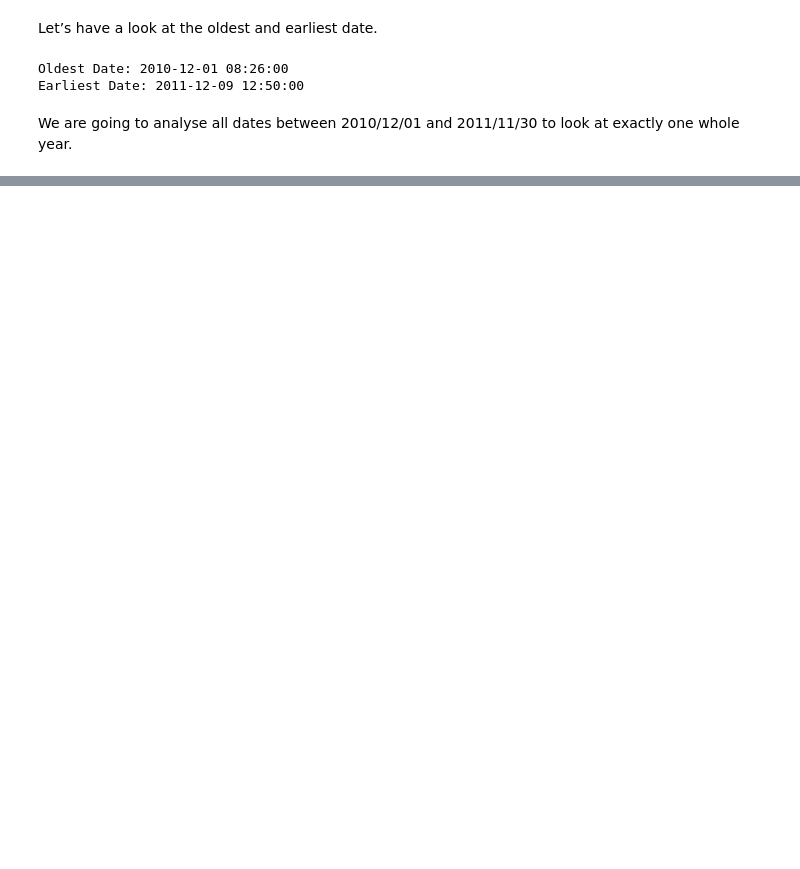
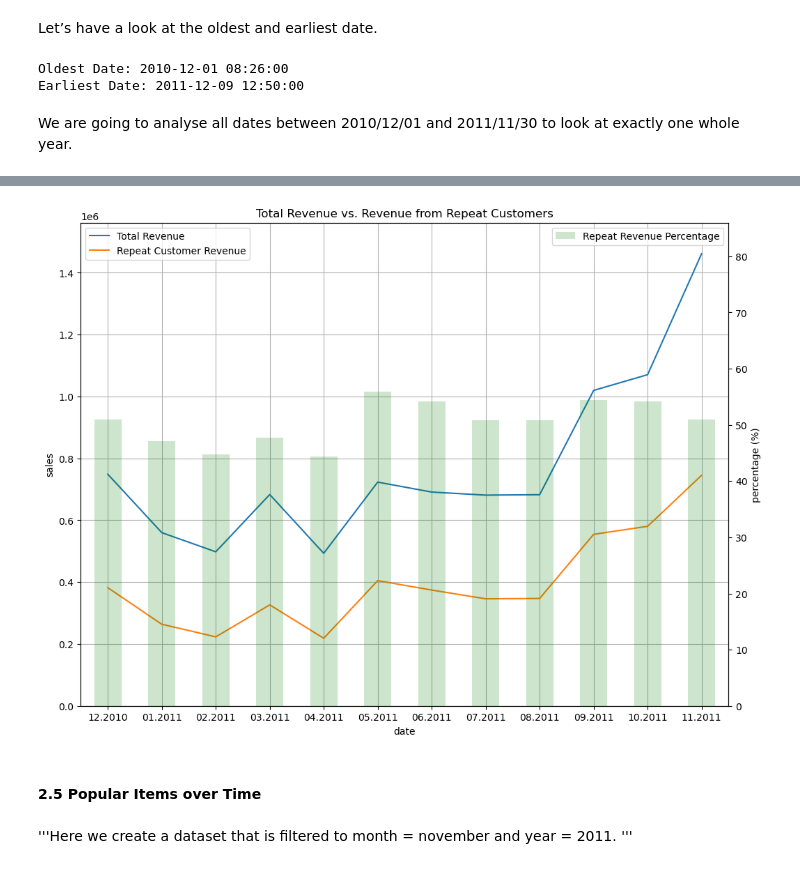
Before and after one commit to adiag321/Product-Analytics-and-Recommendation-System-for-Online-Retail, a Jupyter notebook: Product Analytics.ipynb, the cells around one changed output, grey strips where cells are left out. Saved outputs shown, nothing was run; the diff lists cells and outputs as text; code cells hidden in the pictures; blank space fills up the shorter version.

```diff
--- a/Product Analytics.ipynb
+++ b/Product Analytics.ipynb
@@ -34,0 +326,3 @@ print(str(df['InvoiceDate'].min()))
+# %%
+df_monthly_rev_perc_repeat_customers = df_monthly_rev_repeat_customers['Sales']/df_monthly_revenue.values * 100.0
+df_monthly_rev_perc_repeat_customers
@@ -34,0 +343,16 @@ print(str(df['InvoiceDate'].min()))
+# %%
+# Create dataframe from output
+df_monthly_rev_perc_repeat_customers = pd.DataFrame(df_monthly_rev_perc_repeat_customers).reset_index().drop(["index"], axis = 1)
+
+# Add according InvoiceDate from one of the previous created dataframes
+df_monthly_rev_perc_repeat_customers['InvoiceDate'] = df_monthly_rev_repeat_customers['InvoiceDate']
+
+# Rearrange Columns
+cols = list(df_monthly_rev_perc_repeat_customers.columns)
+cols = [cols[-1]] + cols[:-1]
+df_monthly_rev_perc_repeat_customers = df_monthly_rev_perc_repeat_customers[cols]
+
+# Rename Columns
+df_monthly_rev_perc_repeat_customers.columns = ['InvoiceDate','Repeat_Cust_Rev_Percentage']
+
+df_monthly_rev_perc_repeat_customers
@@ -34,0 +373,32 @@ print(str(df['InvoiceDate'].min()))
+# %%
+ax = pd.DataFrame(df_monthly_revenue.values).plot(figsize=(12,9))
+
+pd.DataFrame(df_monthly_rev_repeat_customers['Sales'].values).plot(ax=ax, grid=True)
+
+ax.set_xlabel('date')
+ax.set_ylabel('sales')
+ax.set_title('Total Revenue vs. Revenue from Repeat Customers')
+
+ax.legend(['Total Revenue', 'Repeat Customer Revenue'])
+
+ax.set_ylim([0, max(df_monthly_revenue.values)+100000])
+
+ax2 = ax.twinx()
+
+pd.DataFrame(df_monthly_rev_perc_repeat_customers['Repeat_Cust_Rev_Percentage'].values).plot(ax=ax2,kind='bar', color='g',alpha=0.2)
+
+ax2.set_ylim([0, max(df_monthly_rev_perc_repeat_customers['Repeat_Cust_Rev_Percentage'].values)+30])
+ax2.set_ylabel('percentage (%)')
+ax2.legend(['Repeat Revenue Percentage'])
+
+ax2.set_xticklabels([
+    x.strftime('%m.%Y') for x in df_monthly_rev_perc_repeat_customers['InvoiceDate']
+])
+
+plt.show()
+# %% [output]
+[figure, added]
+# %% [markdown]
+#### 2.5 Popular Items over Time
+# %% [markdown]
+'''Here we create a dataset that is filtered to month = november and year = 2011. '''
```
Also changed, not shown: parts of 41 cells of this notebook.
